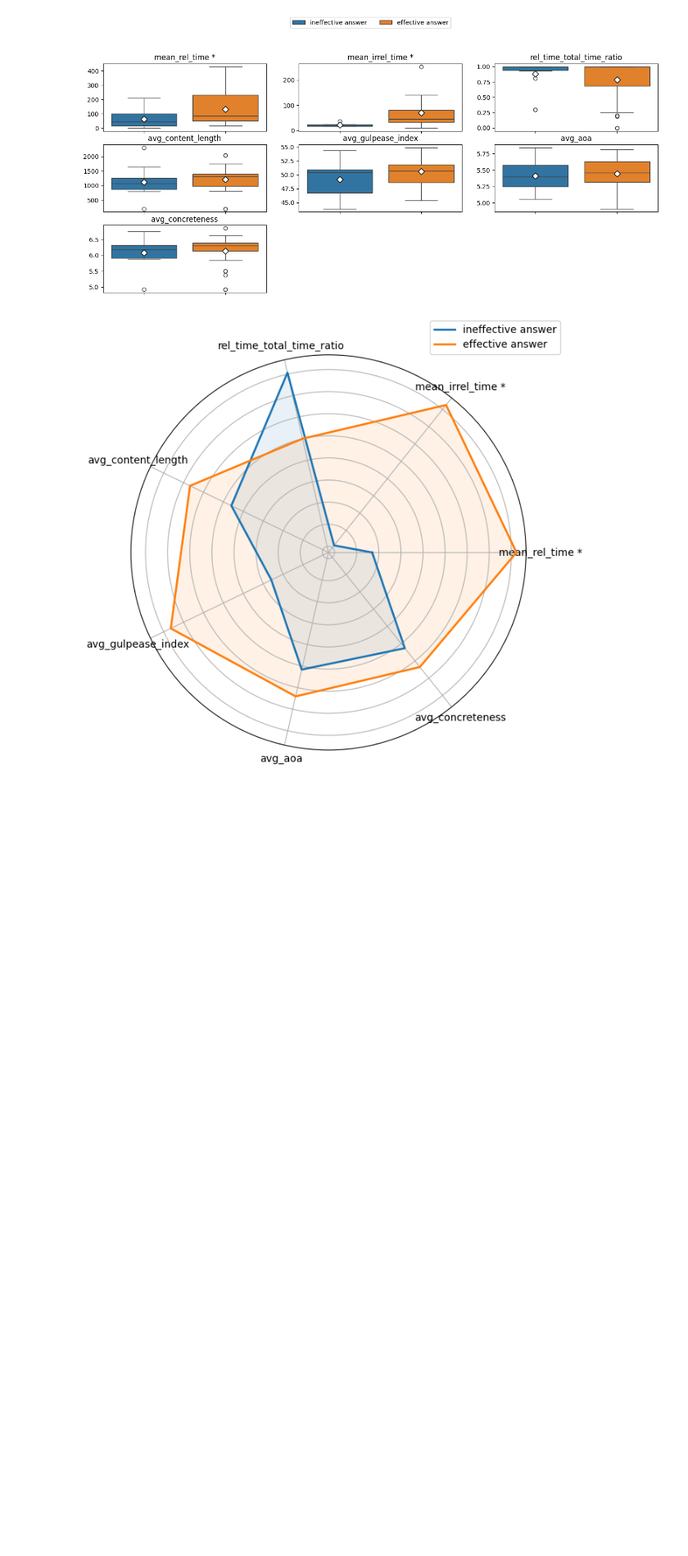
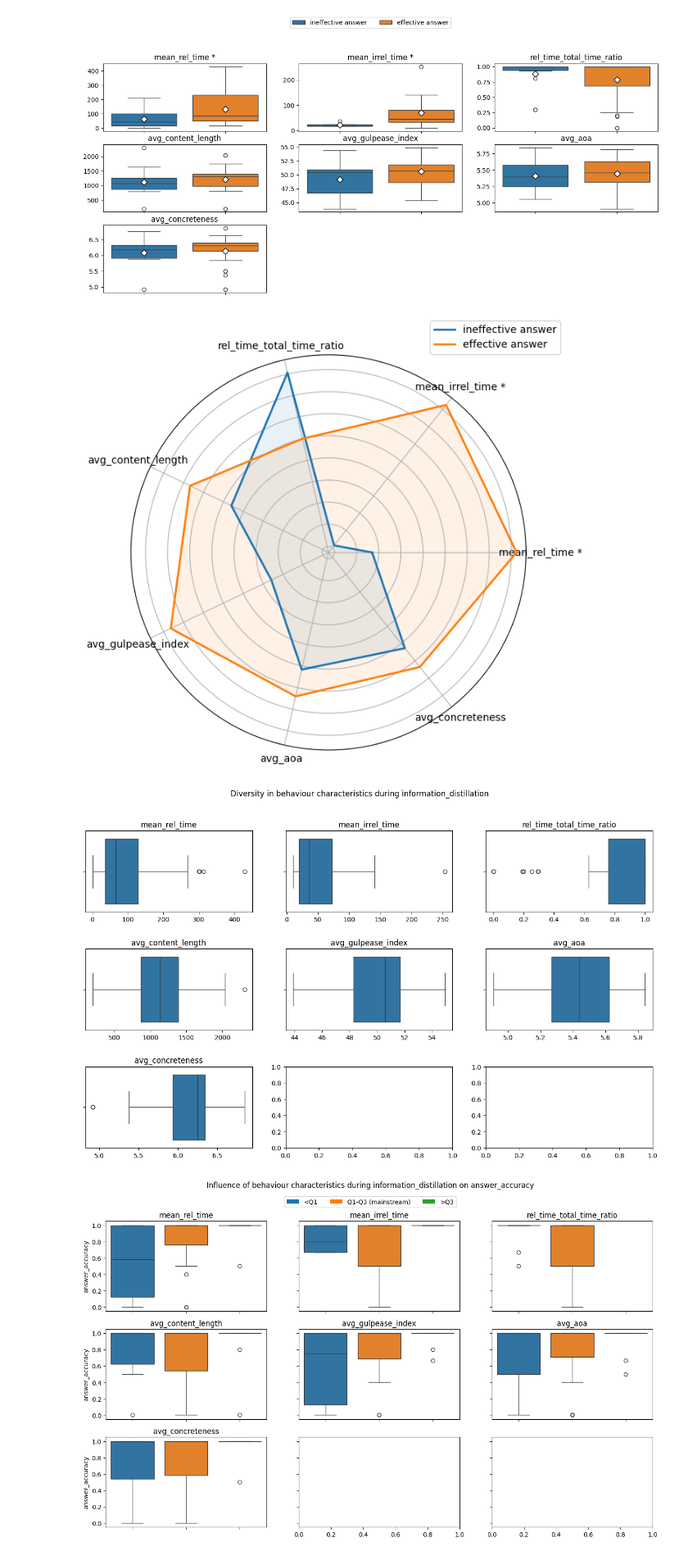
Before and after one commit to SOLandChildren/CHIIR27_LogAnalysis, a Jupyter notebook: information_distillation.ipynb, the cells around one changed output. Shown at 82% size. Saved outputs shown, nothing was run; the diff lists cells and outputs as text; code cells hidden in the pictures; blank space fills up the shorter version.

```diff
--- a/information_distillation.ipynb
+++ b/information_distillation.ipynb
@@ -248,3 +258,9 @@ get_boxplots(final_answer_df, "information_distillation", categories, "effective
 get_radar_plot(final_answer_df, "information_distillation", categories, artefact="answer", group="effective_answer", normalized=True, stats_df=sig_test_results)
 # %% [output]
 [figure]
+# %%
+from driver import plot_characteristic_distribution
+plot_characteristic_distribution(df=final_answer_df, search_stage="information_distillation", performance_metric="answer_accuracy", categories=categories, nrows=3, ncols=3)
+# %% [output]
+[figure, added]
+[figure, added]
```
Also changed, not shown: parts of 6 cells of this notebook, 14 other files.
